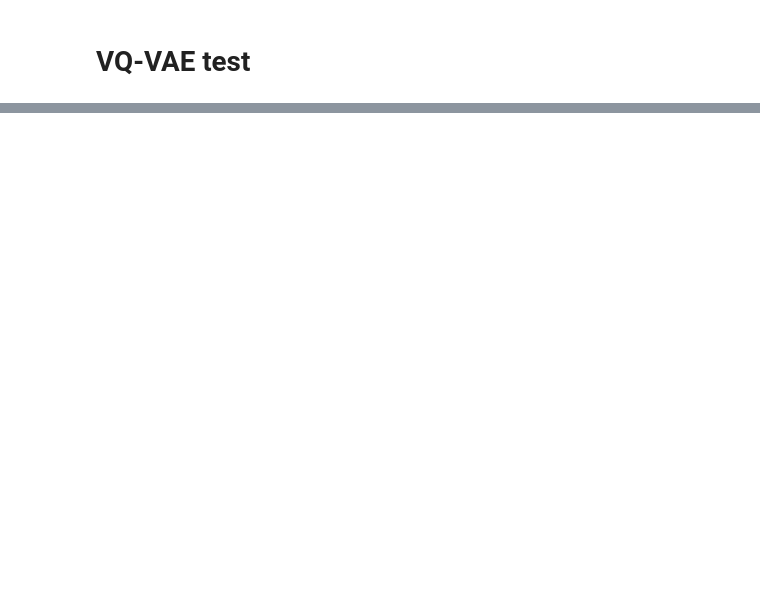
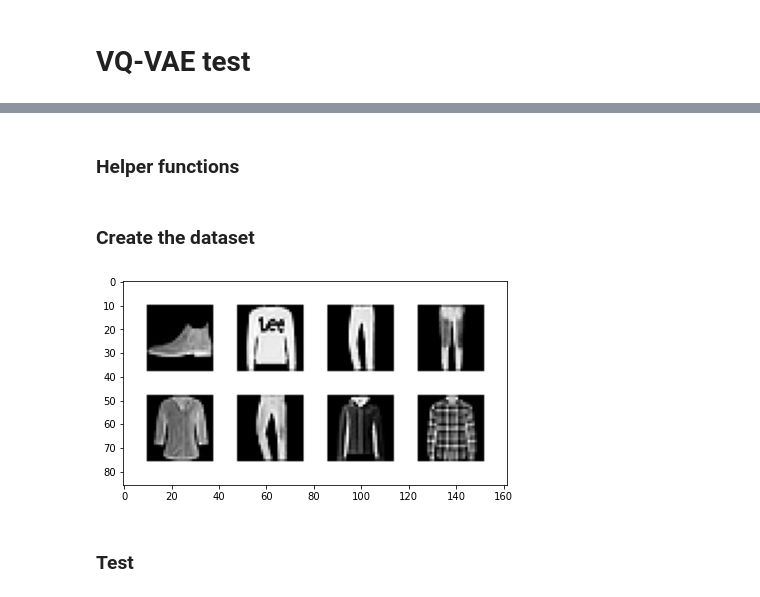
Before and after one commit to broadinstitute/genus, a Jupyter notebook: src/notebook6_VQ-VAE_MNIST.ipynb, the cells around one changed output, grey strips where cells are left out. Drawn from its saved outputs; the diff is of its cells as text; code cells hidden in the pictures; blank space fills up the shorter version.

Commit message:
test VQ-VAE on FashioMNIST

```diff
--- a/src/notebook6_VQ-VAE_MNIST.ipynb
+++ b/src/notebook6_VQ-VAE_MNIST.ipynb
@@ -316,0 +6,2 @@ plt.imshow()
+# %% [markdown]
+### Helper functions
@@ -316,0 +106,33 @@ plt.imshow()
+# %% [markdown]
+### Create the dataset
+# %%
+# We transform them to tensors
+transform = transforms.ToTensor()
+
+train_data = torchvision.datasets.FashionMNIST('./data', train=True, download=True, transform=transform)
+test_data = torchvision.datasets.FashionMNIST('./data', train=False, download=True, transform=transform)
+
+# Load and transform data
+#train_data = torchvision.datasets.MNIST('./data', train=True, download=True, transform=transform)
+#test_data = torchvision.datasets.MNIST('./data', train=False, download=True, transform=transform)
+
+
+train_dataset = DatasetInMemory(x=train_data.data.unsqueeze(-3).float()/(255.0),
+                                y=train_data.targets,
+                                store_in_cuda=False)
+test_dataset = DatasetInMemory(x=test_data.data.unsqueeze(-3).float()/(255.0),
+                               y=test_data.targets,
+                               store_in_cuda=False)
+
+BATCH_SIZE = 256
+test_loader = DataloaderWithLoad(test_dataset, batch_size=BATCH_SIZE, shuffle=False)
+train_loader = DataloaderWithLoad(train_dataset, batch_size=BATCH_SIZE, shuffle=True)
+# %%
+reference_img, _, _ = test_loader.load(index=torch.tensor([0,1,2,3,4,5,6,7]))
+if torch.cuda.is_available():
+    reference_img = reference_img.cuda()
+show_batch(reference_img)
+# %% [output]
+[figure, added]
+# %% [markdown]
+### Test
```
Also changed, not shown: parts of 42 cells of this notebook, 6 other files.
